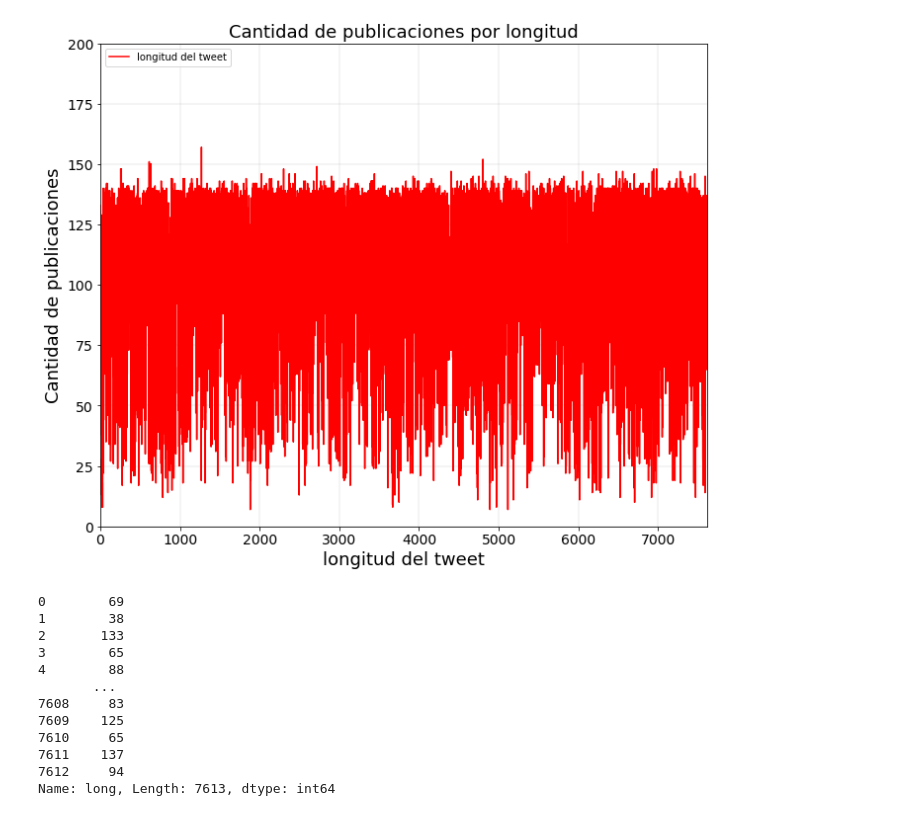
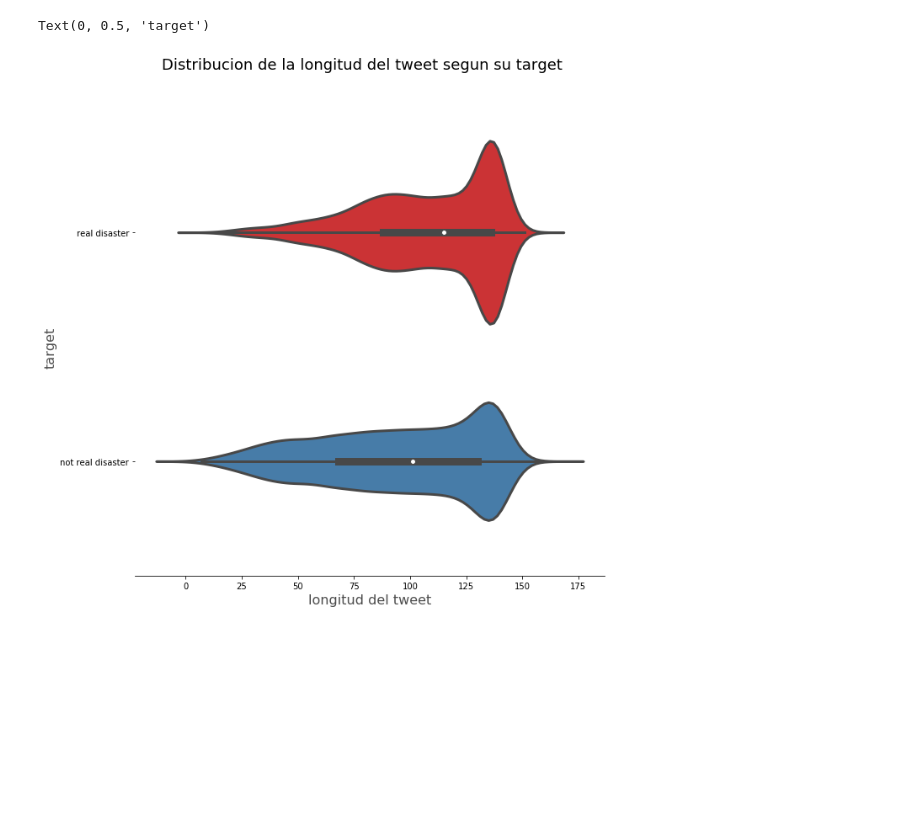
Before and after one commit to cessar5/7506_20201C, a Jupyter notebook: finger1.ipynb, the cells around one changed output. Drawn from its saved outputs; the diff is of its cells as text; code cells hidden in the pictures; blank space fills up the shorter version.

```diff
--- a/finger1.ipynb
+++ b/finger1.ipynb
@@ -35,3 +24,7 @@ dfTweets
+# %%
+dfTweets['target_description'] = dfTweets['target'].replace(1, 'real disaster')\
+    .replace(0, 'not real disaster')
+dfTweets['long'] = dfTweets['text'].apply(len)
 # %%
 dfTweets.describe()
 # %% [output]
@@ -83,3 +39,0 @@ dfTweets[dfTweets['text'].str.contains('LA')]
-# %%
-dfTweets['target_description'] = dfTweets['target'].replace(1, 'real disaster').replace(0, 'not real disaster')
-dfTweets['long'] = dfTweets['text'].apply(len)
@@ -155,26 +40,13 @@ plt.show()
-# %%
-dfTweets.loc[:,'long'].plot(rot=0,figsize=(11,9),color='Red', fontsize=14,x_compat=True, ylim=(0, 200))
-plt.grid(color='grey', linestyle='-', linewidth=0.2, alpha=0.8)
-plt.title('Cantidad de publicaciones por longitud',fontsize=18);
-plt.ylabel('Cantidad de publicaciones',fontsize=18);
-plt.xlabel('longitud del tweet',fontsize=18);
-plt.legend(['longitud del tweet'], loc='upper left');
-
-plt.show()
-# %% [output]
-[figure, removed]
-# %%
-dfTweets.loc[:,'long']
-# %% [output]
-0        69
-1        38
-2       133
-3        65
-4        88
-       ...
-7608     83
-7609    125
-7610     65
-7611    137
-7612     94
-Name: long, Length: 7613, dtype: int64
+# %%
+f, ax = plt.subplots(figsize=(10, 10))
+
+sns.violinplot(x="long",y="target_description",data=dfTweets, inner="box"
+               , palette="Set1", cut=3, linewidth=3, orient="h")
+sns.despine(left=True)
+
+f.suptitle('Distribucion de la longitud del tweet segun su target', fontsize=18)
+ax.set_xlabel("longitud del tweet",size = 16,alpha=0.7)
+ax.set_ylabel("target",size = 16,alpha=0.7)
+# %% [output]
+Text(0, 0.5, 'target')
+[figure, added]
```
Also changed, not shown: parts of 12 cells of this notebook.
